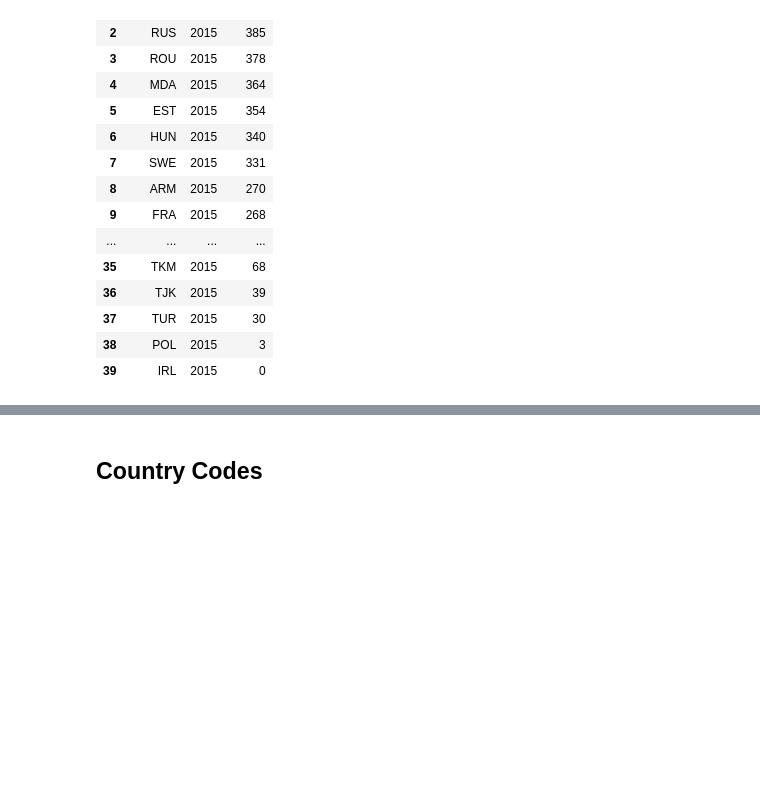
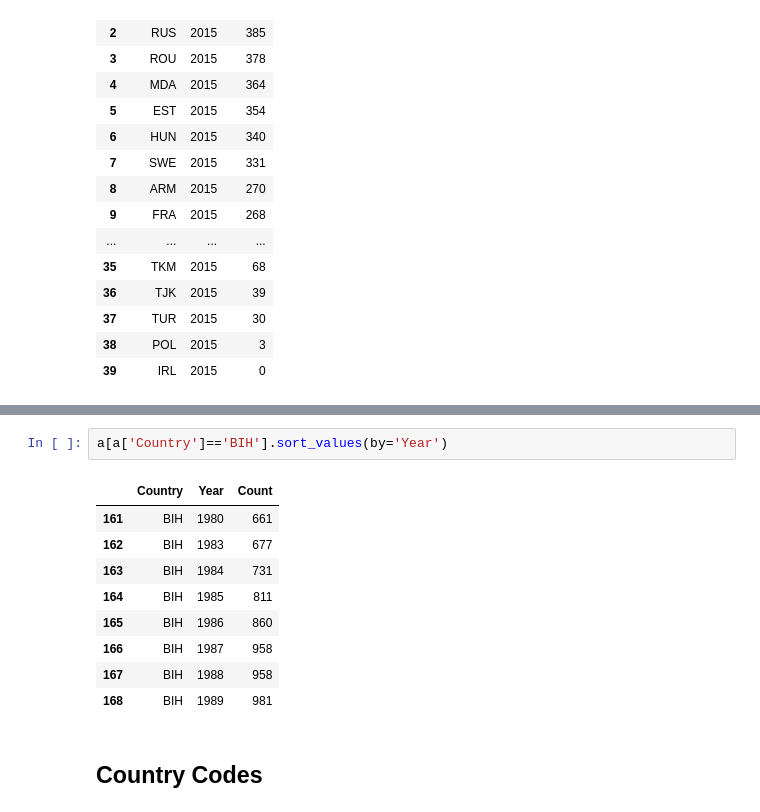
Before and after one commit to tamedia-ddj/abortions, a Jupyter notebook: analysis2.ipynb, the cells around one changed output, grey strips where cells are left out. Drawn from its saved outputs; the diff is of its cells as text; blank space fills up the shorter version.

```diff
--- a/analysis2.ipynb
+++ b/analysis2.ipynb
@@ -55,3 +122,15 @@ memory usage: 1.2+ KB
+# %%
+a[a['Country']=='BIH'].sort_values(by='Year')
+# %% [output]
+|  | Country | Year | Count |
+| 161 | BIH | 1980 | 661 |
+| 162 | BIH | 1983 | 677 |
+| 163 | BIH | 1984 | 731 |
+| 164 | BIH | 1985 | 811 |
+| 165 | BIH | 1986 | 860 |
+| 166 | BIH | 1987 | 958 |
+| 167 | BIH | 1988 | 958 |
+| 168 | BIH | 1989 | 981 |
 # %% [markdown]
 ## Country Codes
 # %%
```
Also changed, not shown: parts of 19 cells of this notebook, 7 other files.
